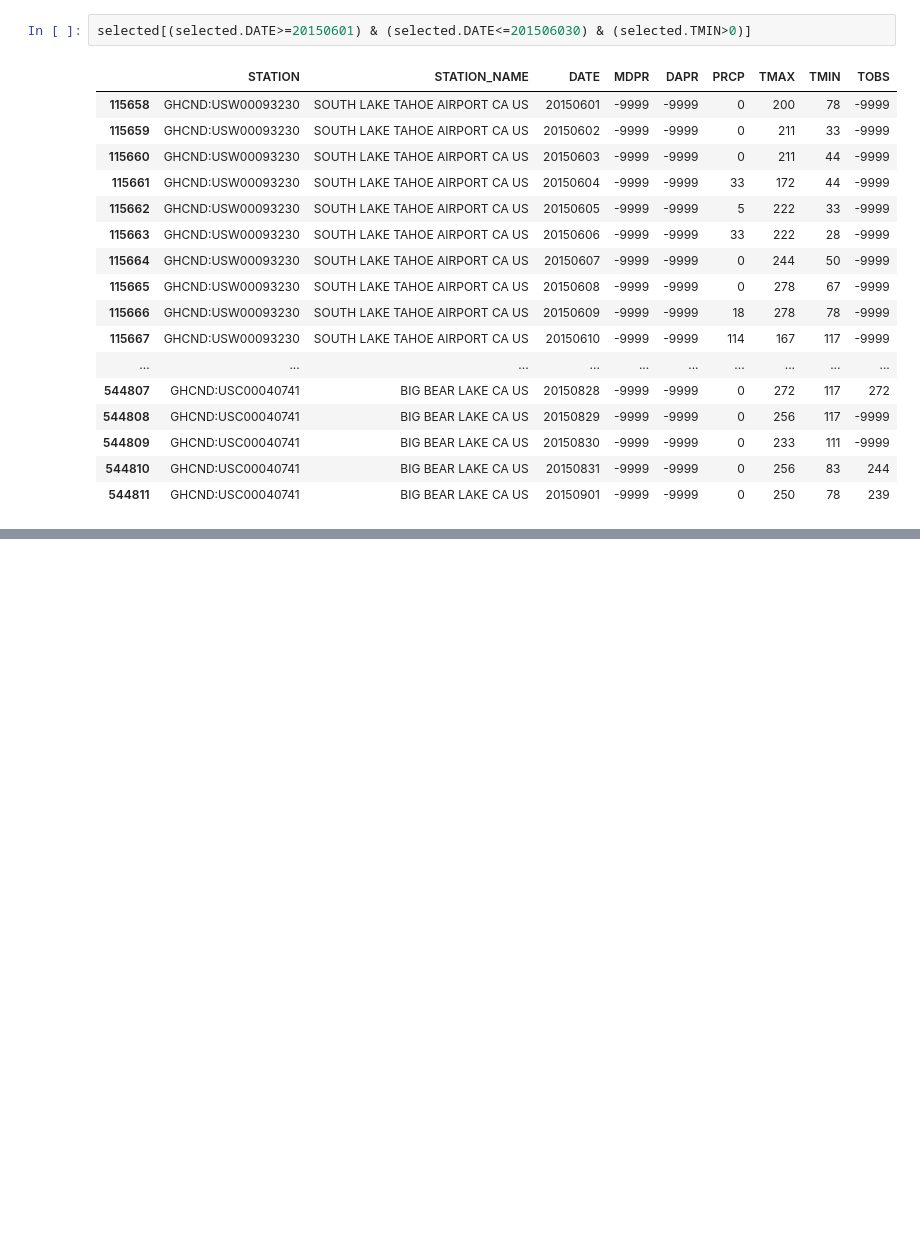
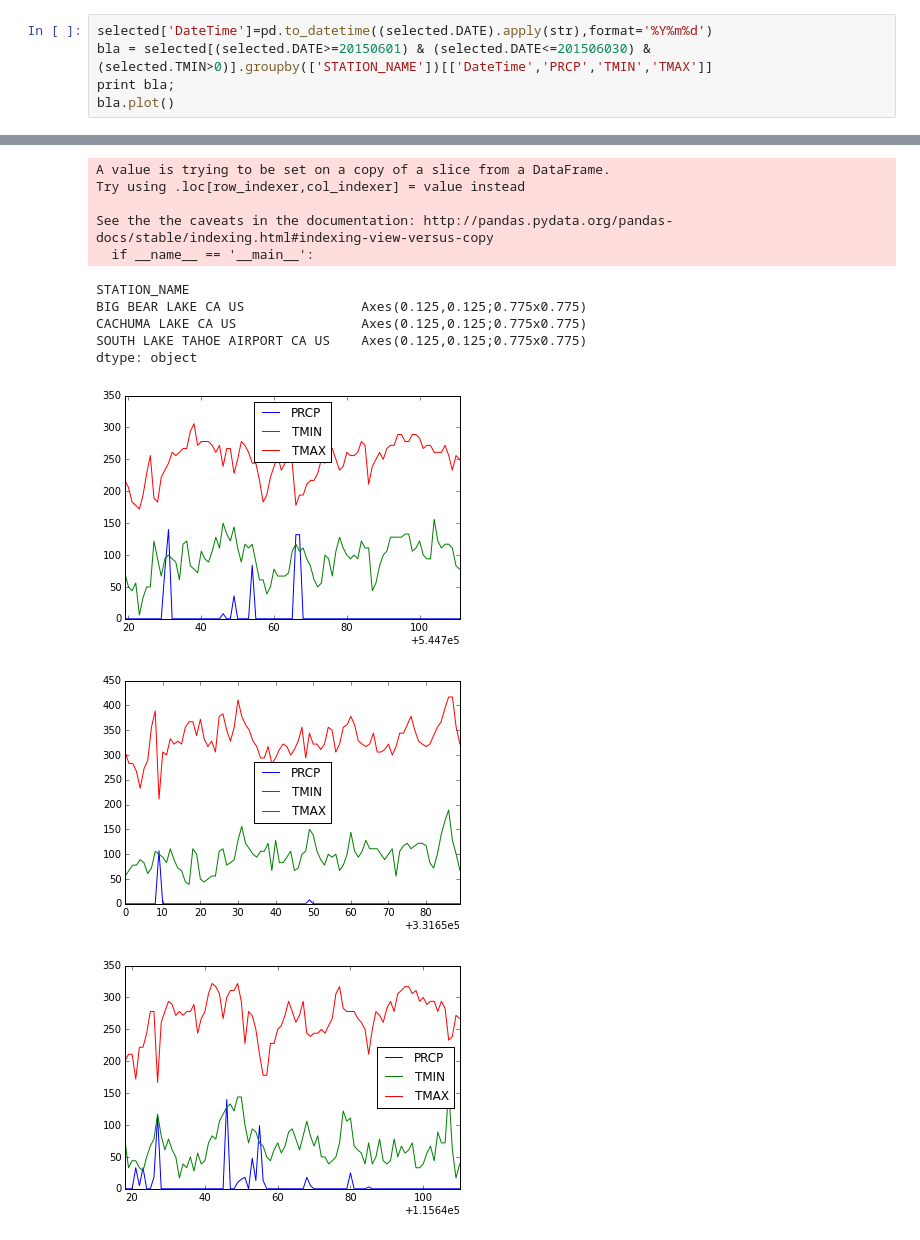
Before and after one commit to moksh100/datasets, a Jupyter notebook: GHCND.ipynb, the cells around one changed output, grey strips where cells are left out. Saved outputs shown, nothing was run; the diff lists cells and outputs as text; blank space fills up the shorter version.

```diff
--- a/GHCND.ipynb
+++ b/GHCND.ipynb
@@ -18,20 +21,6 @@ GHCND:USW00093230 SOUTH LAKE TAHOE AIRPORT CA US  333 -160
 # %%
-selected[(selected.DATE>=20150601) & (selected.DATE<=201506030) & (selected.TMIN>0)]
+selected['DateTime']=pd.to_datetime((selected.DATE).apply(str),format='%Y%m%d')
+bla = selected[(selected.DATE>=20150601) & (selected.DATE<=201506030) & (selected.TMIN>0)].groupby(['STATION_NAME'])[['DateTime','PRCP','TMIN','TMAX']]
+print bla;
+bla.plot()
 # %% [output]
-|  | STATION | STATION_NAME | DATE | MDPR | DAPR | PRCP | TMAX | TMIN | TOBS |
-| 115658 | GHCND:USW00093230 | SOUTH LAKE TAHOE AIRPORT CA US | 20150601 | -9999 | -9999 | 0 | 200 | 78 | -9999 |
-| 115659 | GHCND:USW00093230 | SOUTH LAKE TAHOE AIRPORT CA US | 20150602 | -9999 | -9999 | 0 | 211 | 33 | -9999 |
-| 115660 | GHCND:USW00093230 | SOUTH LAKE TAHOE AIRPORT CA US | 20150603 | -9999 | -9999 | 0 | 211 | 44 | -9999 |
-| 115661 | GHCND:USW00093230 | SOUTH LAKE TAHOE AIRPORT CA US | 20150604 | -9999 | -9999 | 33 | 172 | 44 | -9999 |
-| 115662 | GHCND:USW00093230 | SOUTH LAKE TAHOE AIRPORT CA US | 20150605 | -9999 | -9999 | 5 | 222 | 33 | -9999 |
-| 115663 | GHCND:USW00093230 | SOUTH LAKE TAHOE AIRPORT CA US | 20150606 | -9999 | -9999 | 33 | 222 | 28 | -9999 |
-| 115664 | GHCND:USW00093230 | SOUTH LAKE TAHOE AIRPORT CA US | 20150607 | -9999 | -9999 | 0 | 244 | 50 | -9999 |
-| 115665 | GHCND:USW00093230 | SOUTH LAKE TAHOE AIRPORT CA US | 20150608 | -9999 | -9999 | 0 | 278 | 67 | -9999 |
-| 115666 | GHCND:USW00093230 | SOUTH LAKE TAHOE AIRPORT CA US | 20150609 | -9999 | -9999 | 18 | 278 | 78 | -9999 |
-| 115667 | GHCND:USW00093230 | SOUTH LAKE TAHOE AIRPORT CA US | 20150610 | -9999 | -9999 | 114 | 167 | 117 | -9999 |
-| ... | ... | ... | ... | ... | ... | ... | ... | ... | ... |
-| 544807 | GHCND:USC00040741 | BIG BEAR LAKE CA US | 20150828 | -9999 | -9999 | 0 | 272 | 117 | 272 |
-| 544808 | GHCND:USC00040741 | BIG BEAR LAKE CA US | 20150829 | -9999 | -9999 | 0 | 256 | 117 | -9999 |
-| 544809 | GHCND:USC00040741 | BIG BEAR LAKE CA US | 20150830 | -9999 | -9999 | 0 | 233 | 111 | -9999 |
-| 544810 | GHCND:USC00040741 | BIG BEAR LAKE CA US | 20150831 | -9999 | -9999 | 0 | 256 | 83 | 244 |
-| 544811 | GHCND:USC00040741 | BIG BEAR LAKE CA US | 20150901 | -9999 | -9999 | 0 | 250 | 78 | 239 |
@@ -38,0 +28,13 @@ selected[(selected.DATE>=20150601) & (selected.DATE<=201506030) & (selected.TMIN
+A value is trying to be set on a copy of a slice from a DataFrame.
+Try using .loc[row_indexer,col_indexer] = value instead
+
+See the the caveats in the documentation: http://pandas.pydata.org/pandas-docs/stable/indexing.html#indexing-view-versus-copy
+  if __name__ == '__main__':
+STATION_NAME
+BIG BEAR LAKE CA US               Axes(0.125,0.125;0.775x0.775)
+CACHUMA LAKE CA US                Axes(0.125,0.125;0.775x0.775)
+SOUTH LAKE TAHOE AIRPORT CA US    Axes(0.125,0.125;0.775x0.775)
+dtype: object
+[figure, added]
+[figure, added]
+[figure, added]
```
Also changed, not shown: parts of 3 cells of this notebook.
